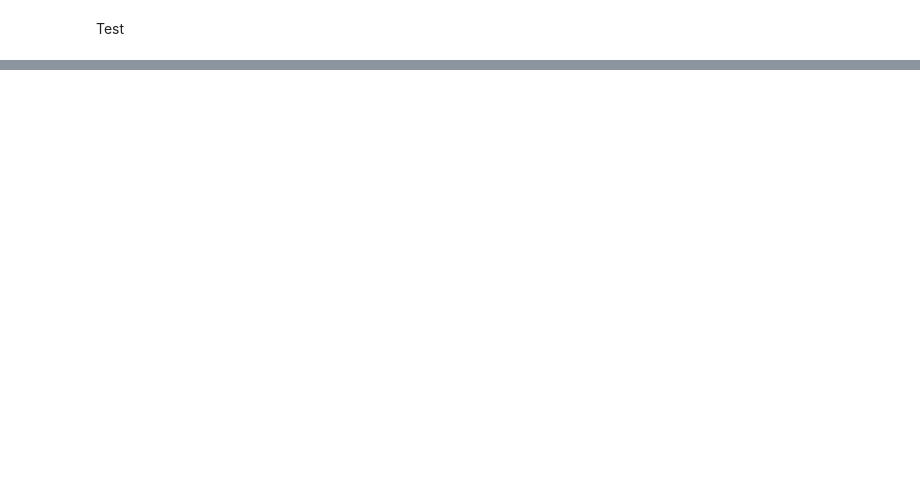
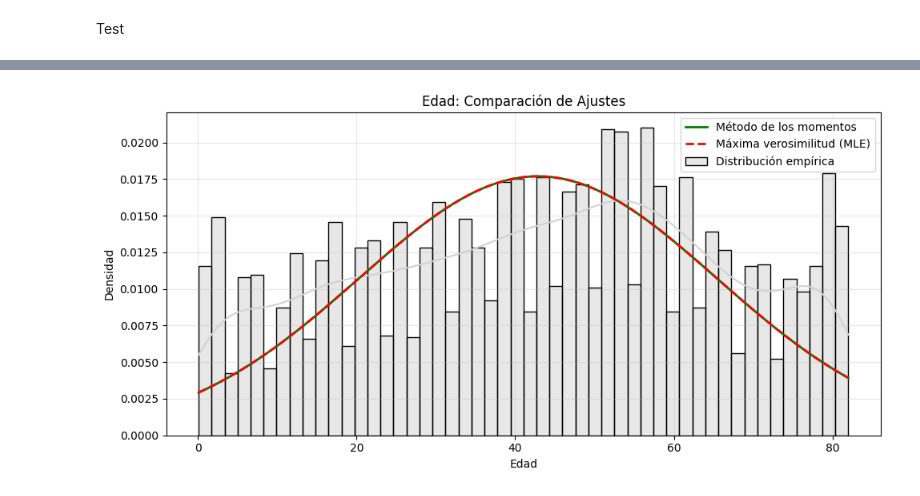
Before and after one commit to champagne-gabo/proyecto-inf280, a Jupyter notebook: notebook final.ipynb, the cells around one changed output, grey strips where cells are left out. Saved outputs shown, nothing was run; the diff lists cells and outputs as text; code cells hidden in the pictures; blank space fills up the shorter version.

```diff
--- a/notebook final.ipynb
+++ b/notebook final.ipynb
@@ -1173,0 +1138,7 @@ plt.show()
+# %%
+#Estimanción de momentos de la edad (distribución normal):
+mu_age = df['age'].mean()
+sigma_age = df['age'].std(ddof=0)
+
+
+print(f"MM - Edad → µ̂ = {mu_age:.2f}, σ̂ = {sigma_age:.2f}")
@@ -1173,0 +1147,11 @@ plt.show()
+# %%
+#Estimación máximo verosímilitud de la edad (distribución normal):
+from scipy.stats import norm
+
+# Datos de edad
+edad = df['age'].dropna()
+
+# MLE estimación con SciPy
+mu_mle, sigma_mle = norm.fit(edad)
+
+print(f"Edad ~ Normal(μ = {mu_mle:.2f}, σ = {sigma_mle:.2f})")
@@ -1173,0 +1221,32 @@ plt.show()
+# %%
+
+
+edad = df['age'].dropna()
+
+# Momentos
+mu_mom = mu_age
+sigma_mom = sigma_age
+
+# MLE
+mu_mle = mu_mle
+sigma_mle = sigma_mle
+
+# x y fdp
+x = np.linspace(edad.min(), edad.max(), 1000)
+pdf_mom = norm.pdf(x, loc=mu_mom, scale=sigma_mom)
+pdf_mle = norm.pdf(x, loc=mu_mle, scale=sigma_mle)
+
+plt.figure(figsize=(10, 5))
+sns.histplot(edad, stat='density', bins=50, kde=True, label='Distribución empírica', color='lightgray', alpha=0.5)
+plt.plot(x, pdf_mom, label='Método de los momentos', color='green', linewidth=2)
+plt.plot(x, pdf_mle, label='Máxima verosimilitud (MLE)', color='red', linestyle='--', linewidth=2)
+
+plt.title("Edad: Comparación de Ajustes")
+plt.xlabel("Edad")
+plt.ylabel("Densidad")
+plt.legend()
+plt.grid(alpha=0.3)
+plt.tight_layout()
+plt.show()
+# %% [output]
+[figure, added]
```
Also changed, not shown: parts of 26 cells of this notebook.
